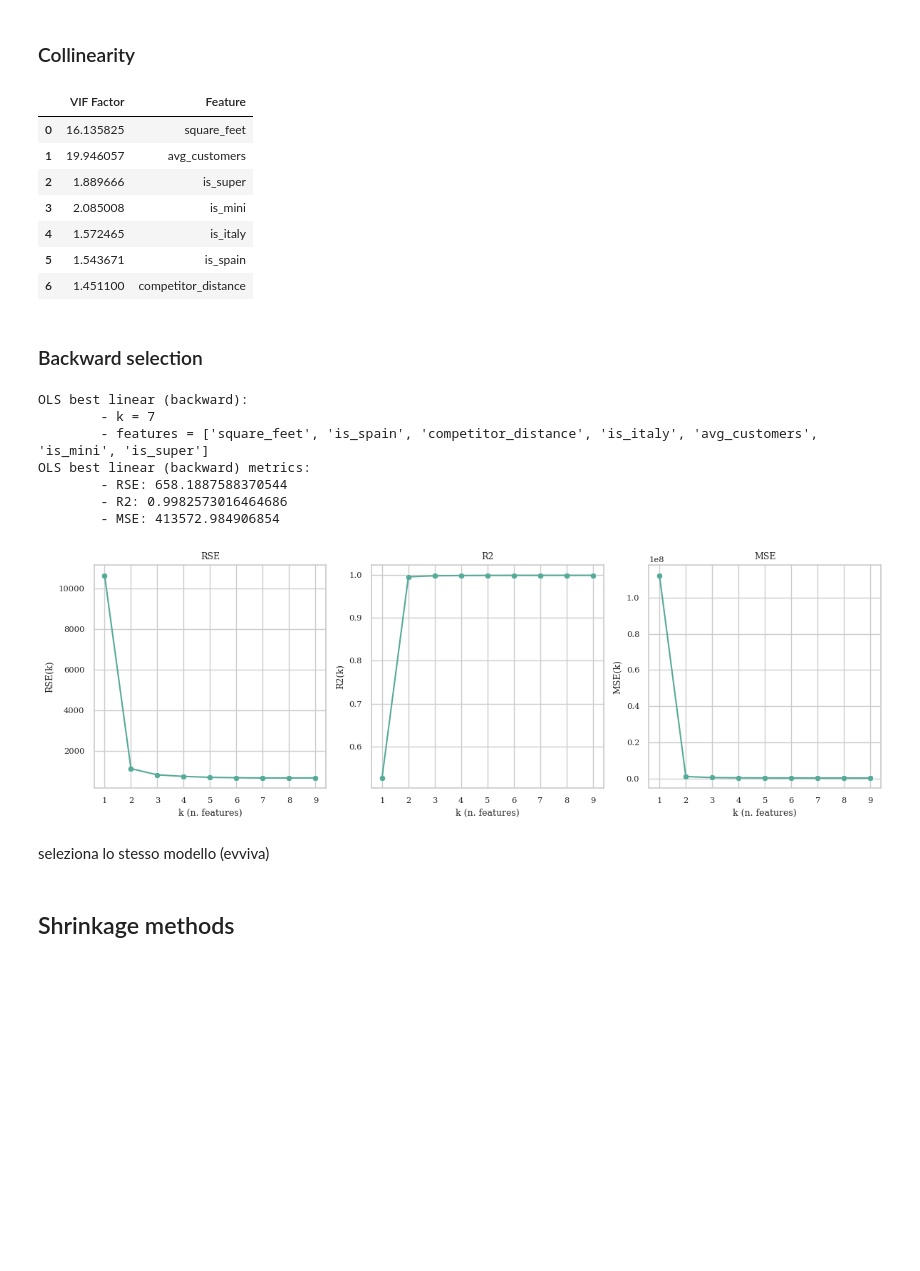
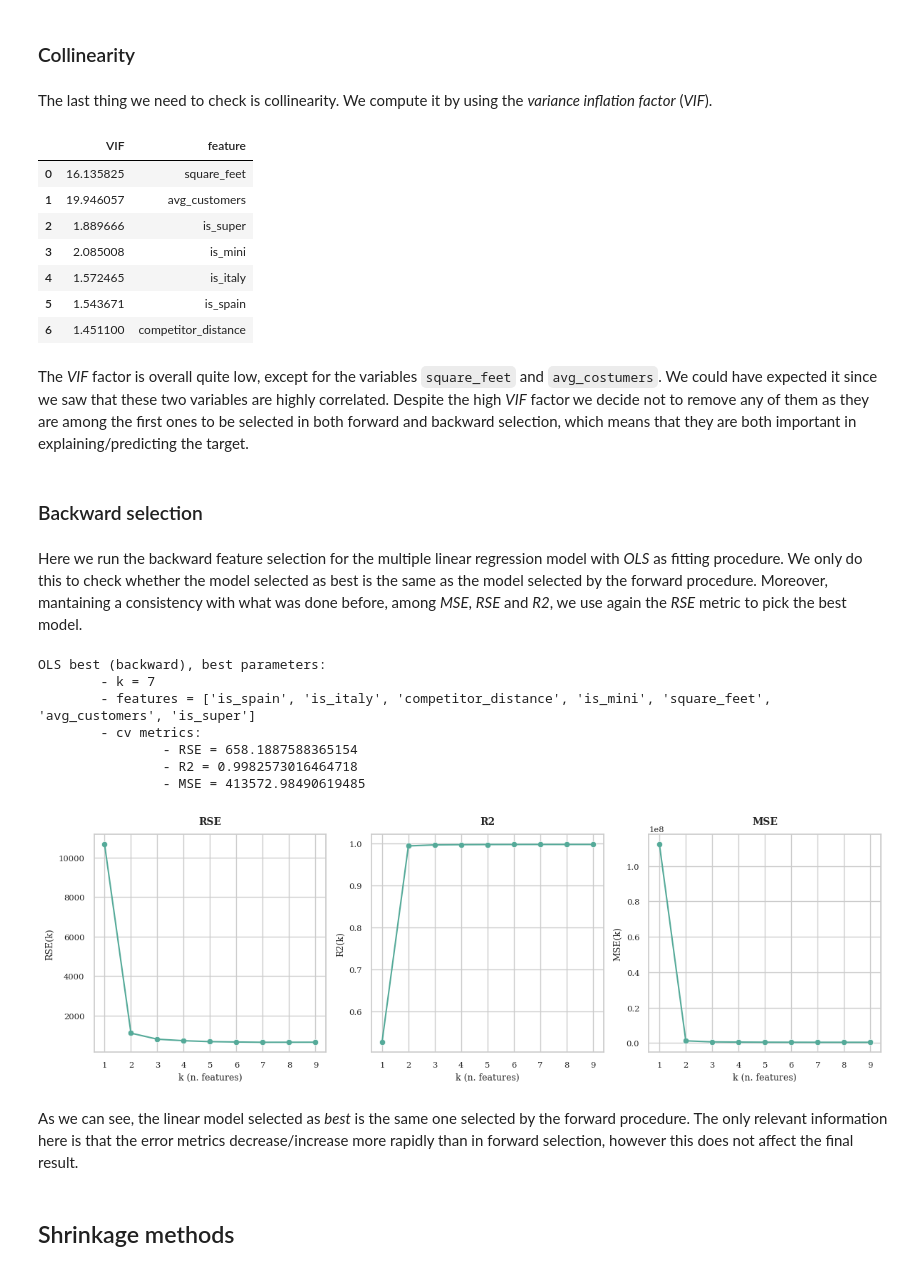
Before and after one commit to caporali/statistical_machine_learning_project, a Jupyter notebook: project_sml.ipynb, the cells around one changed output. Drawn from its saved outputs; the diff is of its cells as text; code cells hidden in the pictures; blank space fills up the shorter version.

```diff
--- a/project_sml.ipynb
+++ b/project_sml.ipynb
@@ -709,7 +710,7 @@ index = 0
 ax = ax.flatten()
 for col_name in merged_df.columns.difference(["sales_amount"]):
 	current_plot = sns.scatterplot(y = merged_df["sales_amount"], x = merged_df[col_name], ax = ax[index])
-	ax[index].set_title(col_name + " vs. sales_amount", weight = "bold", y = 1.01).set_fontsize("10")
+	ax[index].set_title(col_name + " vs. sales_amount", weight = "bold", y = 1.02).set_fontsize("10")
 	index = index + 1
 fig.suptitle("Scatterplots", weight = "bold",  y = 1).set_fontsize("12")
 plt.tight_layout()
@@ -725,6 +726,6 @@ Let us finally display the correlation matrix.
 # %%
 # correlation matrix
 ax = sns.heatmap(merged_df.corr(), annot = True, cmap = "PiYG", fmt = ".2f", square = True)
-ax.set_title("Correlation matrix", weight = "bold", y = 1.05).set_fontsize("12")
+ax.set_title("Correlation matrix", weight = "bold", y = 1.02).set_fontsize("10")
 ax.tick_params(left = False, bottom = False)
 # %% [output]
@@ -1135,13 +1192,15 @@ print("- lagrange multiplier statistic:", lzip(name, test)[0][1], "\n- p-value:"
 # %% [markdown]
 ### Collinearity
+# %% [markdown]
+The last thing we need to check is collinearity. We compute it by using the *variance inflation factor* (*VIF*).
 # %%
 # collinearity
 vif = pd.DataFrame()
-vif["VIF Factor"] = [variance_inflation_factor(X_train.values, i) for i in range(X_train.shape[1])]
-vif["Feature"] = X_train.columns
+vif["VIF factor"] = [variance_inflation_factor(X_train.values, i) for i in range(X_train.shape[1])]
+vif["feature"] = X_train.columns
 vif
 # %% [output]
-|  | VIF Factor | Feature |
+|  | VIF | feature |
 | 0 | 16.135825 | square_feet |
 | 1 | 19.946057 | avg_customers |
 | 2 | 1.889666 | is_super |
@@ -1149,5 +1208,9 @@ vif
 | 4 | 1.572465 | is_italy |
 | 5 | 1.543671 | is_spain |
 | 6 | 1.451100 | competitor_distance |
+# %% [markdown]
+The *VIF* factor is overall quite low, except for the variables `square_feet` and `avg_costumers`. We could have expected it since we saw that these two variables are highly correlated. Despite the high *VIF* factor we decide not to remove any of them as they are among the first ones to be selected in both forward and backward selection, which means that they are both important in explaining/predicting the target.
 # %% [markdown]
 ### Backward selection
+# %% [markdown]
+Here we run the backward feature selection for the multiple linear regression model with *OLS* as fitting procedure. We only do this to check whether the model selected as best is the same as the model selected by the forward procedure. Moreover, mantaining a consistency with what was done before, among *MSE*, *RSE* and *R2*, we use again the *RSE* metric to pick the best model.
@@ -1154,24 +1221,25 @@ vif
 # %%
-model_name = "OLS best linear (backward)"
+# model
+model_name = "OLS best (backward)"
 
-X = merged_df.loc[:, merged_df.columns != "sales_amount"]
-y = merged_df["sales_amount"]
-
+# criteria and training_method
 criteria = "RSE"
 training_method = "OLS"
-all_best_features, all_best_metrics = backward_selection_v2(training_method, X, y, criteria)
-best_features, best_metrics = report_best_parameters(all_best_features, all_best_metrics, criteria, model_name)
-plot_metrics(all_best_metrics)
+
+# compute and display the results
+list_best_features, list_best_metrics = backward_selection_v2(training_method, X, y, criteria)
+best_features, best_metrics = report_best_parameters(list_best_features, list_best_metrics, criteria, model_name, verbose = True)
+plot_metrics(list_best_metrics)
 # %% [output]
-OLS best linear (backward):
+OLS best (backward), best parameters:
         - k = 7
-        - features = ['square_feet', 'is_spain', 'competitor_distance', 'is_italy', 'avg_customers', 'is_mini', 'is_super']
-OLS best linear (backward) metrics:
-        - RSE: 658.1887588370544
-        - R2: 0.9982573016464686
-        - MSE: 413572.984906854
+        - features = ['is_spain', 'is_italy', 'competitor_distance', 'is_mini', 'square_feet', 'avg_customers', 'is_super']
+        - cv metrics:
+                - RSE = 658.1887588365154
+                - R2 = 0.9982573016464718
+                - MSE = 413572.98490619485
-[figure, old version]
+[figure, new version]
-# %% [markdown]
-seleziona lo stesso modello (evviva)
+# %% [markdown]
+As we can see, the linear model selected as *best* is the same one selected by the forward procedure. The only relevant information here is that the error metrics decrease/increase more rapidly than in forward selection, however this does not affect the final result.
 # %% [markdown]
 ## Shrinkage methods
```
Also changed, not shown: parts of 85 cells of this notebook, 1 other file.
